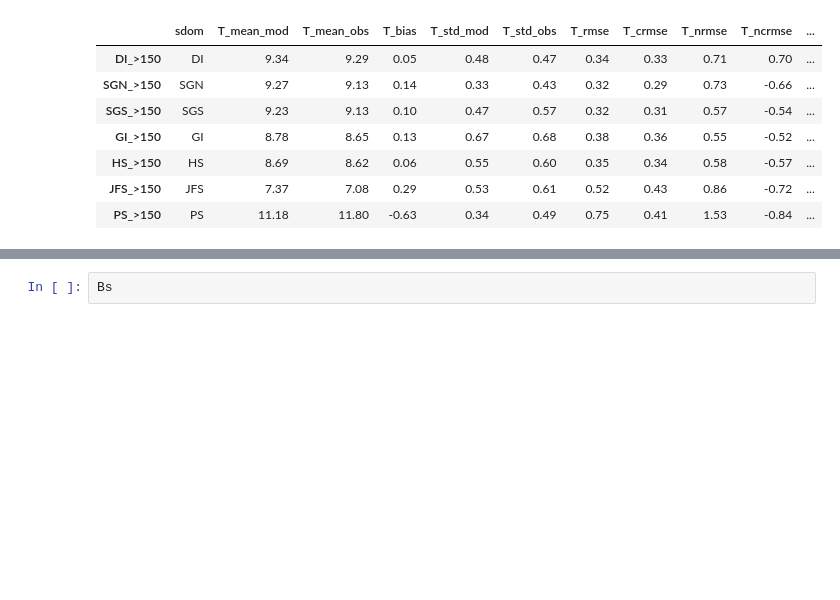
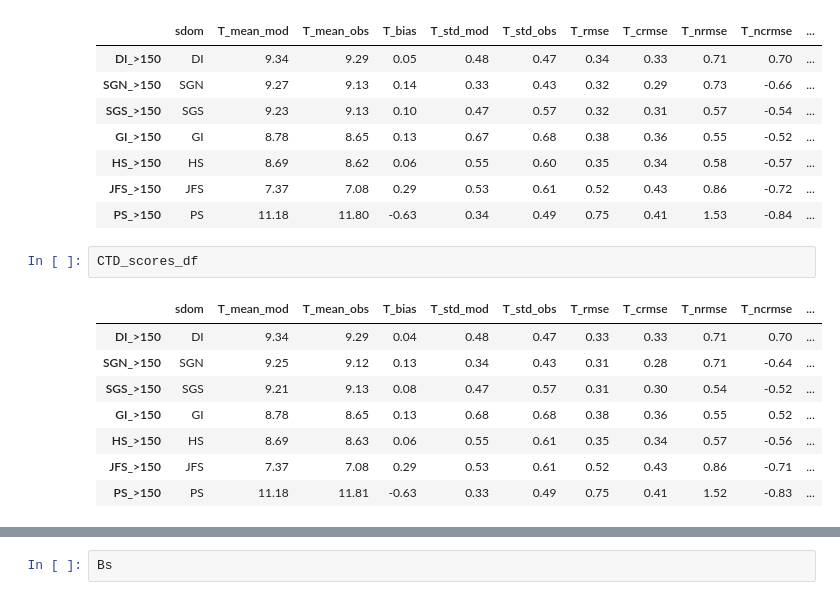
Before and after one commit to goldford/NEMO-Salish-Sea-1500, a Jupyter notebook: code/Analysis - Taylor Target panels (rev3).ipynb, the cells around one changed output, grey strips where cells are left out. Cells and saved outputs as stored; diff of their text form; blank space fills up the shorter version.

```diff
--- a/code/Analysis - Taylor Target panels (rev3).ipynb
+++ b/code/Analysis - Taylor Target panels (rev3).ipynb
@@ -1566,3 +1575,14 @@ CTD_scores_df
 | HS_>150 | HS | 8.69 | 8.62 | 0.06 | 0.55 | 0.60 | 0.35 | 0.34 | 0.58 | -0.57 | ... |
 | JFS_>150 | JFS | 7.37 | 7.08 | 0.29 | 0.53 | 0.61 | 0.52 | 0.43 | 0.86 | -0.72 | ... |
 | PS_>150 | PS | 11.18 | 11.80 | -0.63 | 0.34 | 0.49 | 0.75 | 0.41 | 1.53 | -0.84 | ... |
+# %%
+CTD_scores_df
+# %% [output]
+|  | sdom | T_mean_mod | T_mean_obs | T_bias | T_std_mod | T_std_obs | T_rmse | T_crmse | T_nrmse | T_ncrmse | ... |
+| DI_>150 | DI | 9.34 | 9.29 | 0.04 | 0.48 | 0.47 | 0.33 | 0.33 | 0.71 | 0.70 | ... |
+| SGN_>150 | SGN | 9.25 | 9.12 | 0.13 | 0.34 | 0.43 | 0.31 | 0.28 | 0.71 | -0.64 | ... |
+| SGS_>150 | SGS | 9.21 | 9.13 | 0.08 | 0.47 | 0.57 | 0.31 | 0.30 | 0.54 | -0.52 | ... |
+| GI_>150 | GI | 8.78 | 8.65 | 0.13 | 0.68 | 0.68 | 0.38 | 0.36 | 0.55 | 0.52 | ... |
+| HS_>150 | HS | 8.69 | 8.63 | 0.06 | 0.55 | 0.61 | 0.35 | 0.34 | 0.57 | -0.56 | ... |
+| JFS_>150 | JFS | 7.37 | 7.08 | 0.29 | 0.53 | 0.61 | 0.52 | 0.43 | 0.86 | -0.71 | ... |
+| PS_>150 | PS | 11.18 | 11.81 | -0.63 | 0.33 | 0.49 | 0.75 | 0.41 | 1.52 | -0.83 | ... |
```
Also changed, not shown: parts of 10 cells of this notebook, 3 other files.
